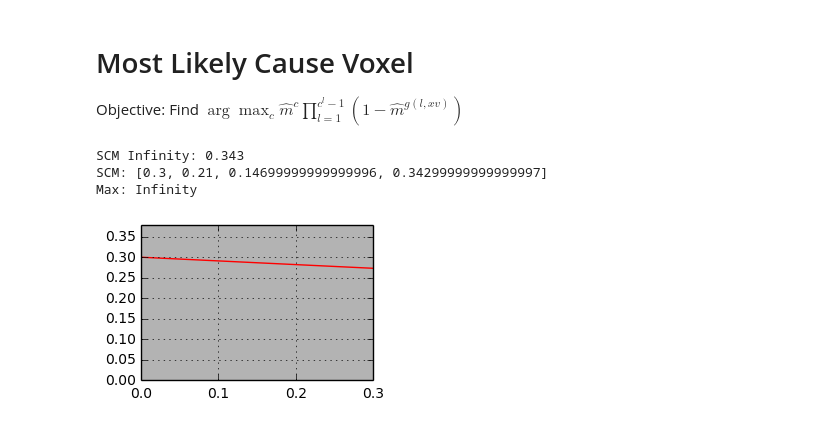
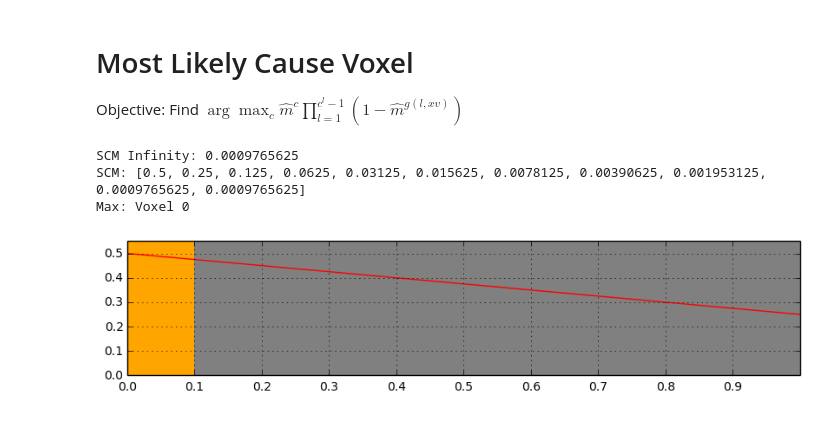
Before and after one commit to pnvyshnav/smap_PD, a Jupyter notebook: stats/Most Likely Cause Voxel.ipynb, the cells around one changed output. Saved outputs shown, nothing was run; the diff lists cells and outputs as text; code cells hidden in the pictures.

```diff
--- a/stats/Most Likely Cause Voxel.ipynb
+++ b/stats/Most Likely Cause Voxel.ipynb
@@ -13,7 +13,7 @@ import os, csv, re
 
 m_ray = [0.1, 0.1, 0.1, 0.2, 0.4, 0.7, 0.9]
 #m_ray = list(reversed(m_ray))
-m_ray = [0.3] * 3
+m_ray = [0.5] * 10
 voxel_size = 0.1
 
 fig, ax = plt.subplots(figsize=(len(m_ray), 2))
@@ -37,34 +37,34 @@ codes = [Path.MOVETO,
          ]
 
 
 scm = []
 reachability = 1.
 for i, mi in enumerate(m_ray):
     ax.add_patch(patches.PathPatch(Path(verts(i * voxel_size), codes), facecolor=str(1-mi), lw=0))
 
     scm.append(mi * reachability)
     reachability *= 1-mi
 
 scm_inf = 1 - sum(scm)
 print "SCM Infinity:", scm_inf
 scm.append(scm_inf)
 
 print "SCM:", scm
 
 max_scm = 0
 for i, s in enumerate(scm):
     if s > scm[max_scm]:
         max_scm = i
 
 print "Max:", ("Voxel %i" % max_scm if max_scm < len(m_ray) else "Infinity")
 ax.add_patch(patches.PathPatch(Path(verts(max_scm * voxel_size), codes), facecolor="orange", lw=0))
 
 ax.plot(scm, c="red")
 ax.set_xticks(np.arange(0, len(m_ray) * voxel_size, voxel_size))
 ax.set_ylim([0, max(scm)*1.1])
 ax.grid()
 # %% [output]
-SCM Infinity: 0.343
-SCM: [0.3, 0.21, 0.14699999999999996, 0.34299999999999997]
-Max: Infinity
+SCM Infinity: 0.0009765625
+SCM: [0.5, 0.25, 0.125, 0.0625, 0.03125, 0.015625, 0.0078125, 0.00390625, 0.001953125, 0.0009765625, 0.0009765625]
+Max: Voxel 0
-[figure, old version]
+[figure, new version]
```
Also changed, not shown: 7 other files.
